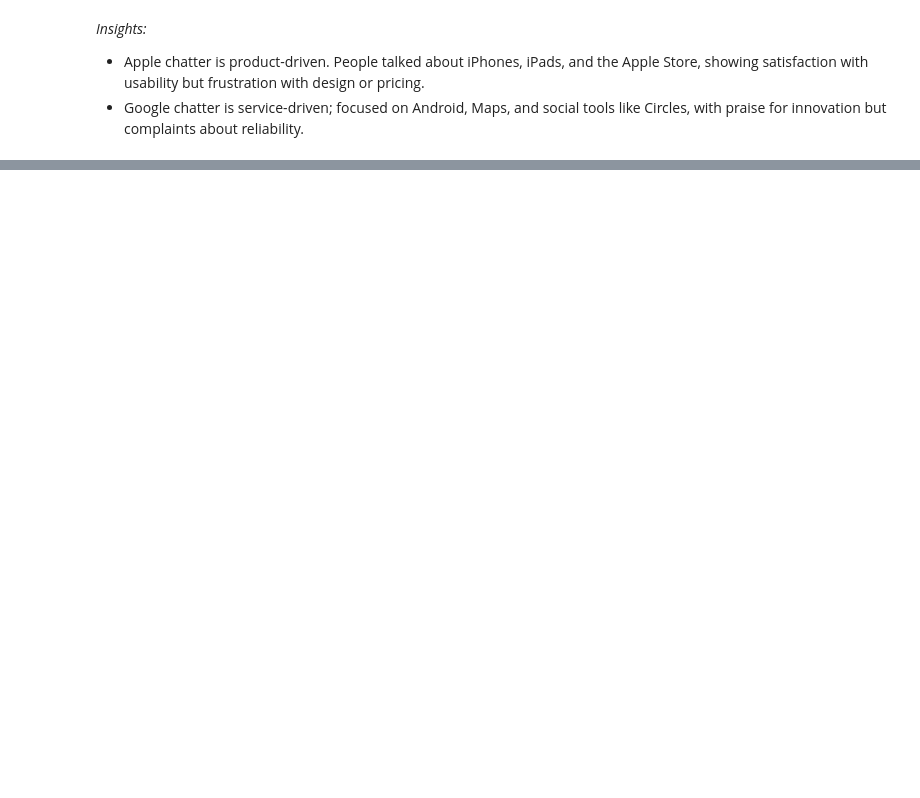
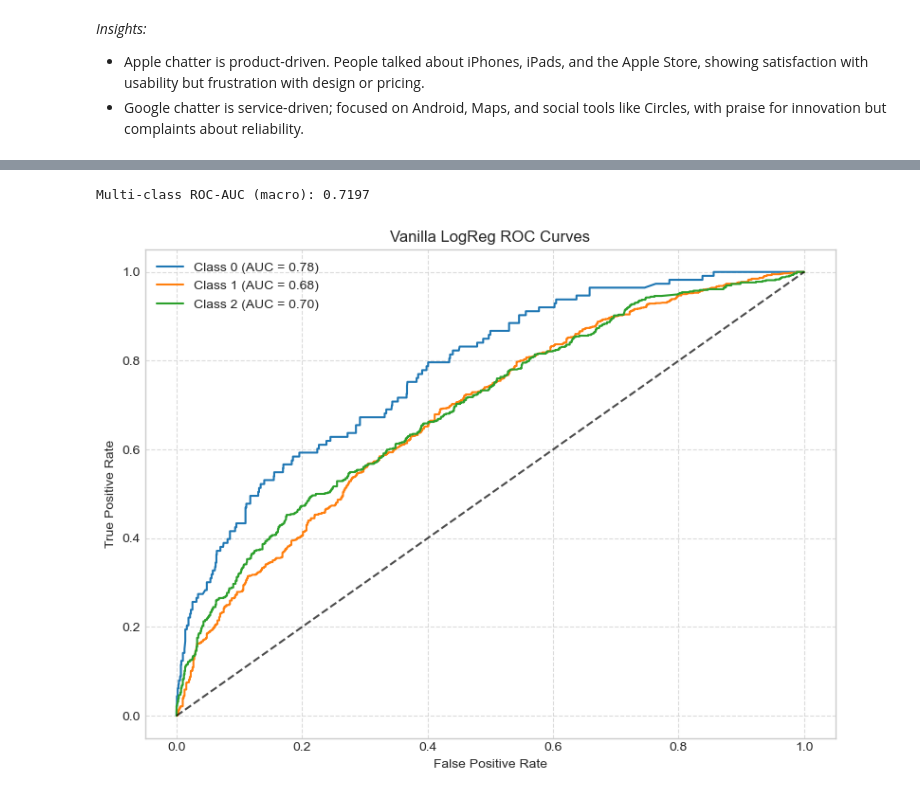
Before and after one commit to Vain-Guy/TechTones, a Jupyter notebook: techtones.ipynb, the cells around one changed output, grey strips where cells are left out. Cells and saved outputs as stored; diff of their text form; code cells hidden in the pictures; blank space fills up the shorter version.

```diff
--- a/techtones.ipynb
+++ b/techtones.ipynb
@@ -1949,0 +1904,30 @@ brand_sent_tfidf = compute_brand_sentiment_tfidf(tfidf_df)
+# %%
+# Predict probabilities for each class
+y_proba = vanilla_logreg.predict_proba(X_test)
+
+# Multi-class ROC-AUC (one-vs-rest)
+roc_auc = roc_auc_score(y_test, y_proba, multi_class='ovr', average='macro')
+print("Multi-class ROC-AUC (macro):", round(roc_auc, 4))
+
+
+# Binarize the target for ROC curve plotting
+y_test_bin = label_binarize(y_test, classes=[0,1,2])
+n_classes = y_test_bin.shape[1]
+
+plt.figure(figsize=(8,6))
+
+for i in range(n_classes):
+    fpr, tpr, _ = roc_curve(y_test_bin[:, i], y_proba[:, i])
+    plt.plot(fpr, tpr, label=f"Class {i} (AUC = {auc(fpr, tpr):.2f})")
+
+plt.plot([0,1], [0,1], 'k--', alpha=0.7)
+plt.title("Vanilla LogReg ROC Curves")
+plt.xlabel("False Positive Rate")
+plt.ylabel("True Positive Rate")
+plt.legend()
+plt.grid(alpha=0.7, linestyle='--')
+plt.tight_layout()
+plt.show()
+# %% [output]
+Multi-class ROC-AUC (macro): 0.7197
+[figure, added]
```
Also changed, not shown: parts of 37 cells of this notebook.
